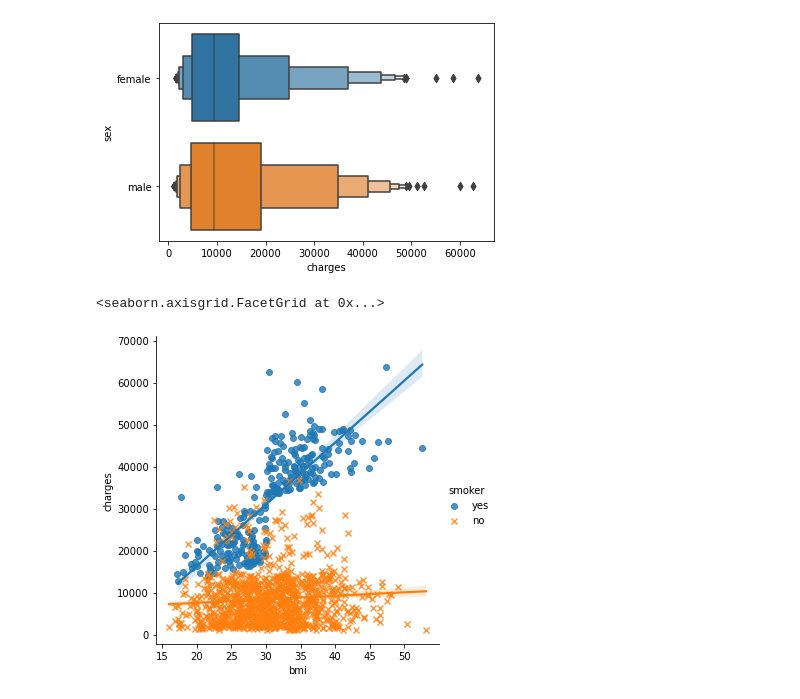
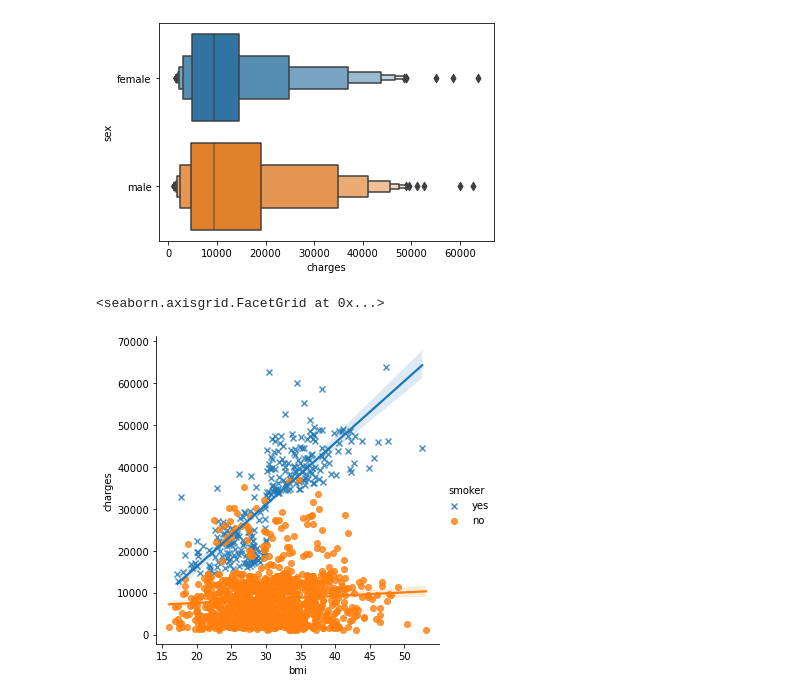
Before and after one commit to ParitoshPalSingh/Medical_Cost_Prediction_Project, a Jupyter notebook: Medical Cost Prediction PolynomialRegression.ipynb, the cells around one changed output. Cells and saved outputs as stored; diff of their text form; code cells hidden in the pictures.

```diff
--- a/Medical Cost Prediction PolynomialRegression.ipynb
+++ b/Medical Cost Prediction PolynomialRegression.ipynb
@@ -179,5 +179,5 @@ sns.boxenplot(data=df, x='charges',y='sex',orient='h')
 # %%
-sns.lmplot(data=df,x='bmi',y='charges',hue='smoker',markers=['o','x'])
+sns.lmplot(data=df,x='bmi',y='charges',hue='smoker',markers=['x','o'])
 # %% [output]
 <seaborn.axisgrid.FacetGrid at 0x...>
-[figure, old version]
+[figure, new version]
```
Also changed, not shown: parts of 5 cells of this notebook.
